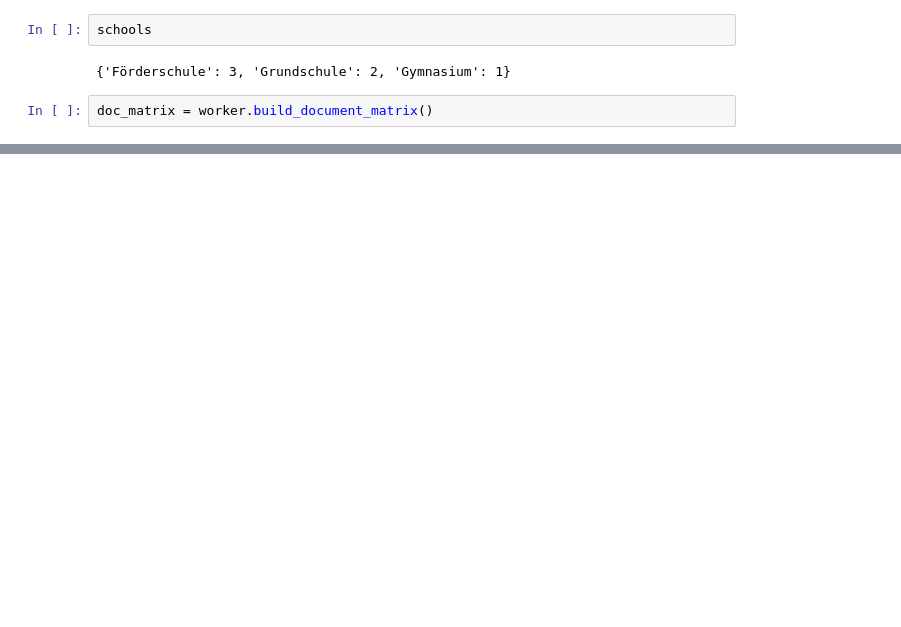
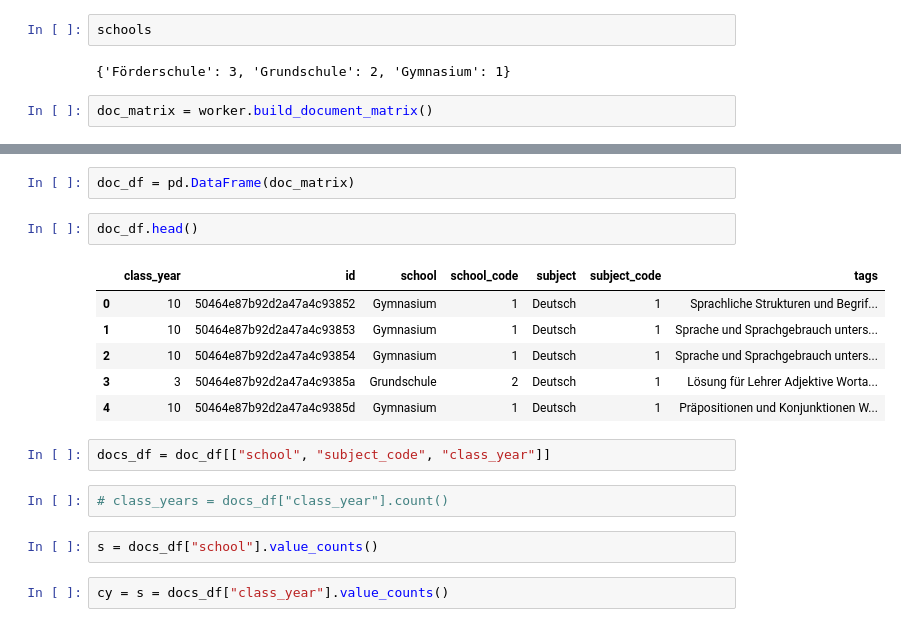
Before and after one commit to maxkimambo/recommender, a Jupyter notebook: Recommender.ipynb, the cells around one changed output, grey strips where cells are left out. Drawn from its saved outputs; the diff is of its cells as text; blank space fills up the shorter version.

Commit message:
document matrix created

```diff
--- a/Recommender.ipynb
+++ b/Recommender.ipynb
@@ -66 +54,20 @@ doc_matrix
   'tags': 'Lösung für Lehrer Leseführerschein Lesekompetenz Leseverstehen Leseförderung Lesen Erschließung von Texten'}]
+# %%
+doc_df = pd.DataFrame(doc_matrix)
+# %%
+doc_df.head()
+# %% [output]
+|  | class_year | id | school | school_code | subject | subject_code | tags |
+| 0 | 10 | 50464e87b92d2a47a4c93852 | Gymnasium | 1 | Deutsch | 1 | Sprachliche Strukturen und Begrif... |
+| 1 | 10 | 50464e87b92d2a47a4c93853 | Gymnasium | 1 | Deutsch | 1 | Sprache und Sprachgebrauch unters... |
+| 2 | 10 | 50464e87b92d2a47a4c93854 | Gymnasium | 1 | Deutsch | 1 | Sprache und Sprachgebrauch unters... |
+| 3 | 3 | 50464e87b92d2a47a4c9385a | Grundschule | 2 | Deutsch | 1 | Lösung für Lehrer Adjektive Worta... |
+| 4 | 10 | 50464e87b92d2a47a4c9385d | Gymnasium | 1 | Deutsch | 1 | Präpositionen und Konjunktionen W... |
+# %%
+docs_df = doc_df[["school", "subject_code", "class_year"]]
+# %%
+# class_years = docs_df["class_year"].count()
+# %%
+s = docs_df["school"].value_counts()
+# %%
+cy = s = docs_df["class_year"].value_counts()
```
Also changed, not shown: parts of 6 cells of this notebook, 3 other files.
